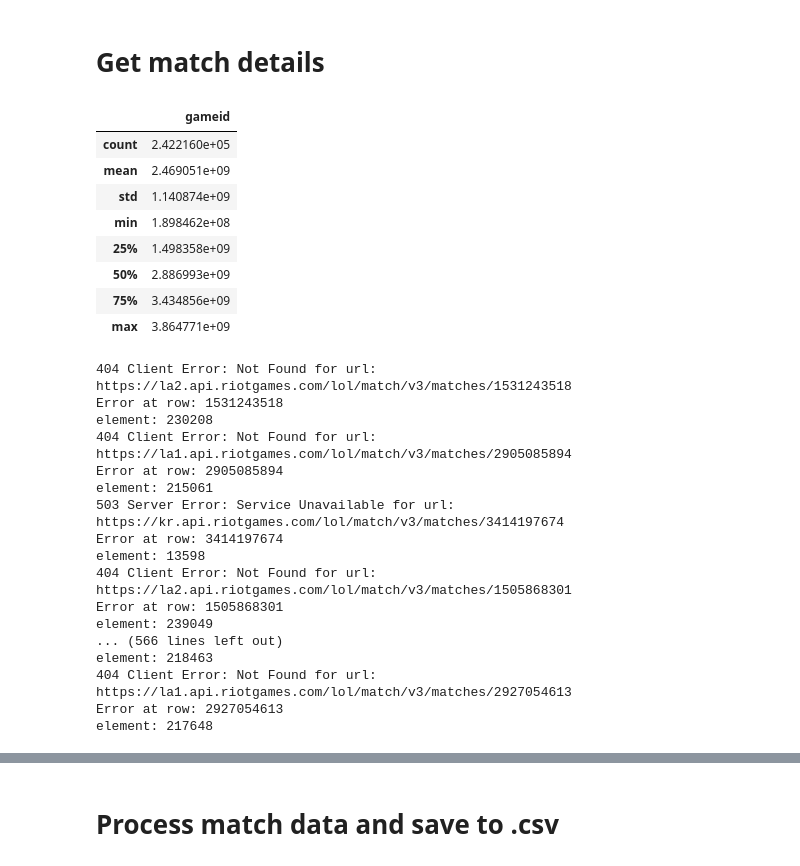
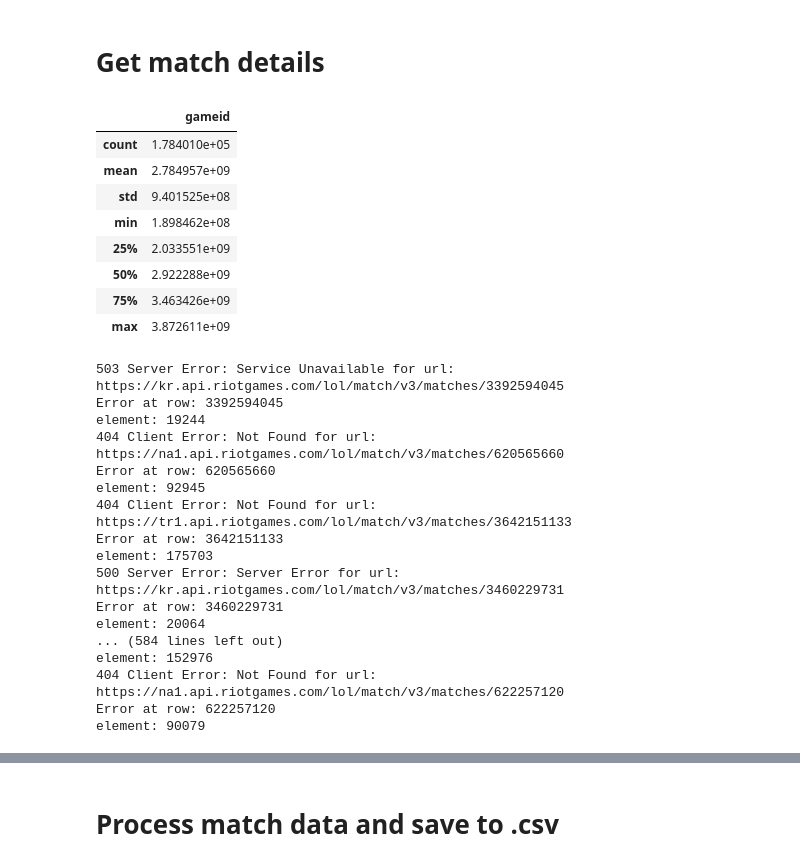
Before and after one commit to JoshEZiegler/MLProjects, a Jupyter notebook: LeagueOfLegendsProject/LOLDataCollection.ipynb, the cells around one changed output, grey strips where cells are left out. Saved outputs shown, nothing was run; the diff lists cells and outputs as text; code cells hidden in the pictures.

Commit message:
more data

```diff
--- a/LeagueOfLegendsProject/LOLDataCollection.ipynb
+++ b/LeagueOfLegendsProject/LOLDataCollection.ipynb
@@ -25,8 +25,8 @@ One note here is that the master tier isn't a constant size across regions unlik
 regions = ['RU', 'KR', 'BR1', 'OC1', 'JP1', 'NA1', 'EUN1', 'EUW1', 'TR1', 'LA1', 'LA2']
 #regions = ['LA1', 'LA2']
 
-#gameid_list = {}
-#league_items = {}
+gameid_list = {}
+league_items = {}
 
 #get last challenger games for each player in each region (purge duplicates)
 #first loop through regions
@@ -67,32 +76,32 @@ for region in regions:
 LA1
 LA2
 # %%
-with open(os.path.join('LOL_Masters_Data','2018-14-12.json'), 'w') as fp:
+with open(os.path.join('LOL_data','masters_tier','saved'+time.strftime('%Y-%m-%d')+'.json'), 'w') as fp:
     json.dump(gameid_list, fp)
 # %% [markdown]
 # Get match details
 # %%
 lol_df = pd.DataFrame()
 region_list = []
 gameid_load_list = []
-with open(os.path.join('LOL_Data','masters_tier','2018-12-14.json'),'r') as fp:
+with open(os.path.join('LOL_Data','masters_tier','saved2018-12-22.json'),'r') as fp:
     for key, item in json.load(fp).items():
         region_list.extend([key] * len(item))
         gameid_load_list.extend(item)
 
 lol_df['region'] = region_list
 lol_df['gameid'] = gameid_load_list
 lol_df.describe()
 # %% [output]
 |  | gameid |
-| count | 2.422160e+05 |
-| mean | 2.469051e+09 |
-| std | 1.140874e+09 |
+| count | 1.784010e+05 |
+| mean | 2.784957e+09 |
+| std | 9.401525e+08 |
 | min | 1.898462e+08 |
-| 25% | 1.498358e+09 |
-| 50% | 2.886993e+09 |
-| 75% | 3.434856e+09 |
-| max | 3.864771e+09 |
+| 25% | 2.033551e+09 |
+| 50% | 2.922288e+09 |
+| 75% | 3.463426e+09 |
+| max | 3.872611e+09 |
 # %%
 #reindex randomly so that we don't loop through regions sequentially
 #this way we more efficiently use the api calls we're allotted
@@ -104,7 +113,7 @@ red_champs = []
 bad_element_list = []
 region_list = []
 gameid_list = []
-for i,row in lol_df[137520:].iterrows():
+for i,row in lol_df[:].iterrows():
 
     #NOTE: Summoner spell info is included in match_details but may be hard to keep linked to participants
     #NOTE 2: Timeline info. can give timeline info on many things for teams and individual participants
@@ -140,23 +149,23 @@ for i,row in lol_df[137520:].iterrows():
     blue_champs.append(blue_champ_row)
     red_champs.append(red_champ_row)
 # %% [output]
-404 Client Error: Not Found for url: https://la2.api.riotgames.com/lol/match/v3/matches/1531243518
-Error at row: 1531243518
-element: 230208
-404 Client Error: Not Found for url: https://la1.api.riotgames.com/lol/match/v3/matches/2905085894
-Error at row: 2905085894
-element: 215061
-503 Server Error: Service Unavailable for url: https://kr.api.riotgames.com/lol/match/v3/matches/3414197674
-Error at row: 3414197674
-element: 13598
-404 Client Error: Not Found for url: https://la2.api.riotgames.com/lol/match/v3/matches/1505868301
-Error at row: 1505868301
-element: 239049
-... (566 lines left out)
-element: 218463
-404 Client Error: Not Found for url: https://la1.api.riotgames.com/lol/match/v3/matches/2927054613
-Error at row: 2927054613
-element: 217648
+503 Server Error: Service Unavailable for url: https://kr.api.riotgames.com/lol/match/v3/matches/3392594045
+Error at row: 3392594045
+element: 19244
+404 Client Error: Not Found for url: https://na1.api.riotgames.com/lol/match/v3/matches/620565660
+Error at row: 620565660
+element: 92945
+404 Client Error: Not Found for url: https://tr1.api.riotgames.com/lol/match/v3/matches/3642151133
+Error at row: 3642151133
+element: 175703
+500 Server Error: Server Error for url: https://kr.api.riotgames.com/lol/match/v3/matches/3460229731
+Error at row: 3460229731
+element: 20064
+... (584 lines left out)
+element: 152976
+404 Client Error: Not Found for url: https://na1.api.riotgames.com/lol/match/v3/matches/622257120
+Error at row: 622257120
+element: 90079
 # %%
 print(len(gameid_list)+len(bad_element_list))
 # %% [output]
```
Also changed, not shown: parts of 3 cells of this notebook, 18 other files.
